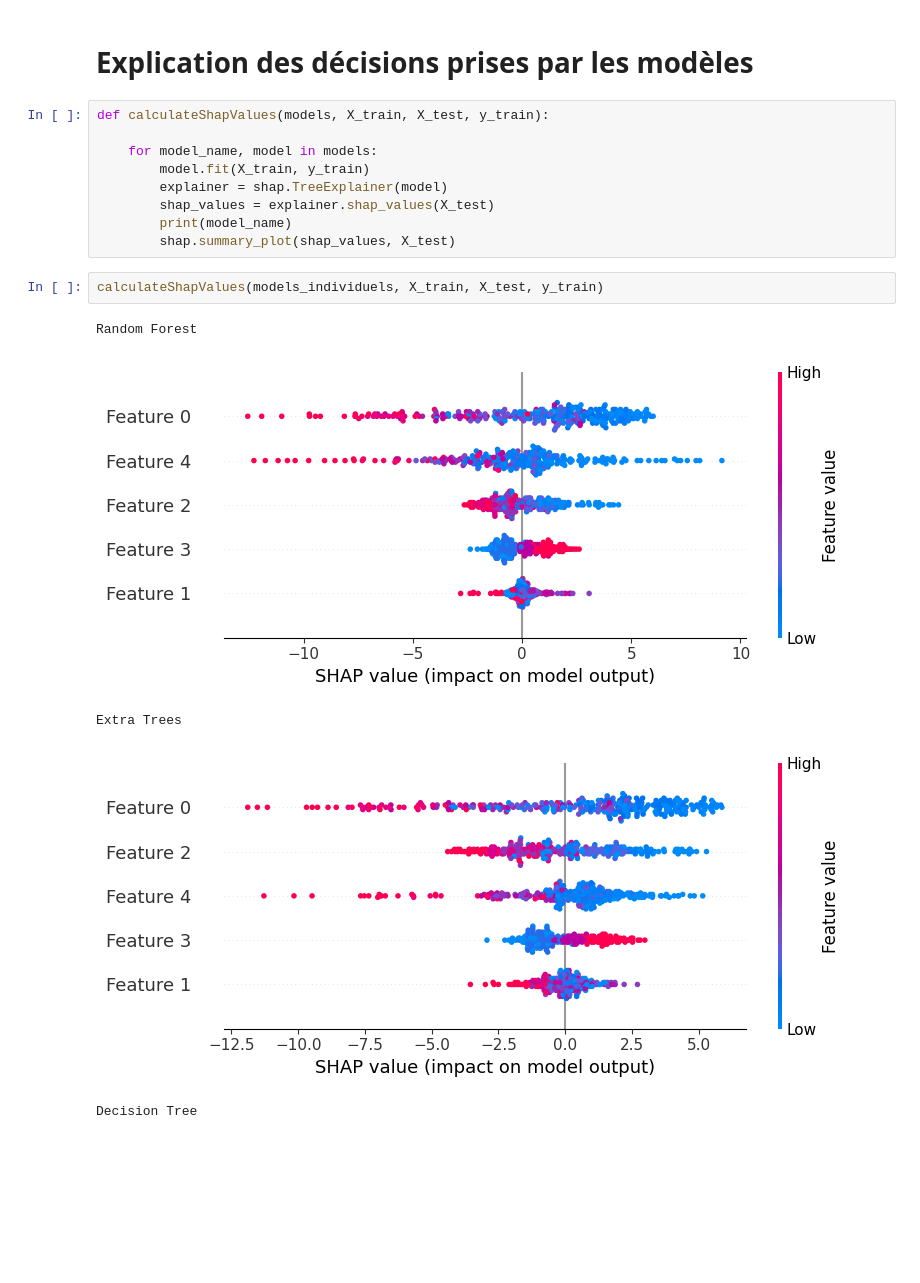
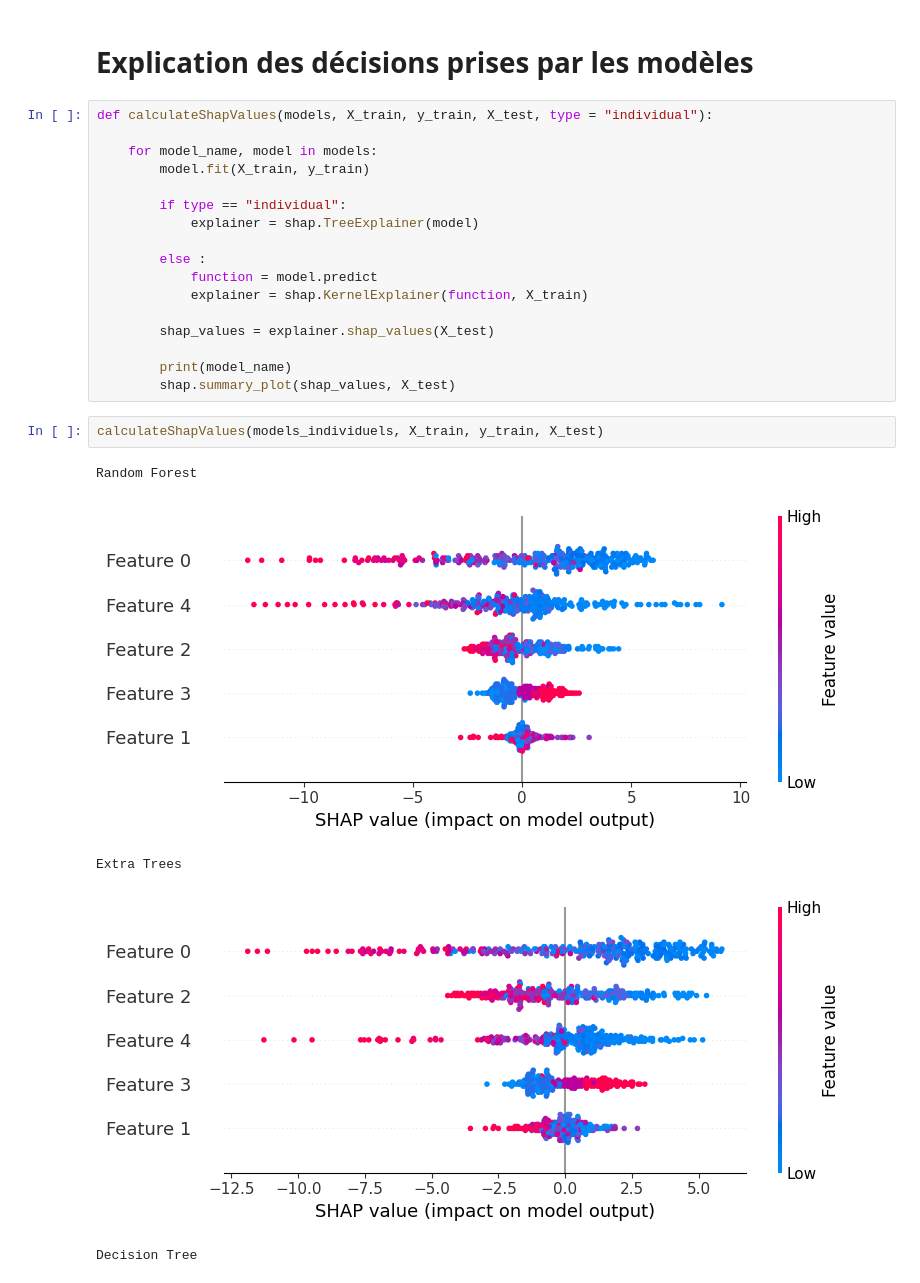
Before and after one commit to giuliana-fabrizio/Prediction_pression_accoustique, a Jupyter notebook: Projet_du_niveau_de_pression_acoustique.ipynb, the cells around one changed output. Drawn from its saved outputs; the diff is of its cells as text; blank space fills up the shorter version.

```diff
--- a/Projet_du_niveau_de_pression_acoustique.ipynb
+++ b/Projet_du_niveau_de_pression_acoustique.ipynb
@@ -816,19 +837,27 @@ afficheImportanceCaracteristiques(importance_models_ensemble[0], importance_mode
 # %% [markdown]
 # **Explication des décisions prises par les modèles**
 # %%
-def calculateShapValues(models, X_train, X_test, y_train):
+def calculateShapValues(models, X_train, y_train, X_test, type = "individual"):
 
     for model_name, model in models:
         model.fit(X_train, y_train)
-        explainer = shap.TreeExplainer(model)
+
+        if type == "individual":
+            explainer = shap.TreeExplainer(model)
+
+        else :
+            function = model.predict
+            explainer = shap.KernelExplainer(function, X_train)
+
         shap_values = explainer.shap_values(X_test)
+
         print(model_name)
         shap.summary_plot(shap_values, X_test)
 # %%
-calculateShapValues(models_individuels, X_train, X_test, y_train)
+calculateShapValues(models_individuels, X_train, y_train, X_test)
 # %% [output]
 Random Forest
-[figure, old version]
+[figure, new version]
 Extra Trees
-[figure, old version]
+[figure, new version]
 Decision Tree
```
Also changed, not shown: parts of 20 cells of this notebook, 4 other files.
